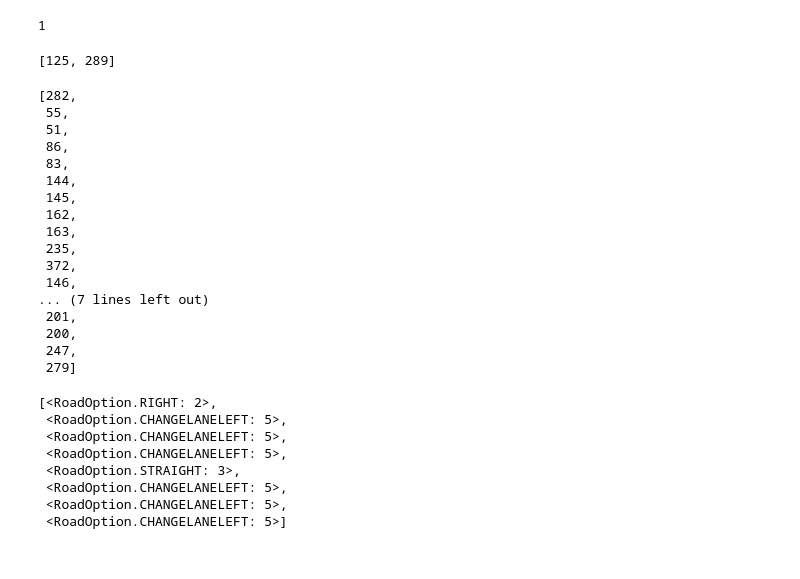
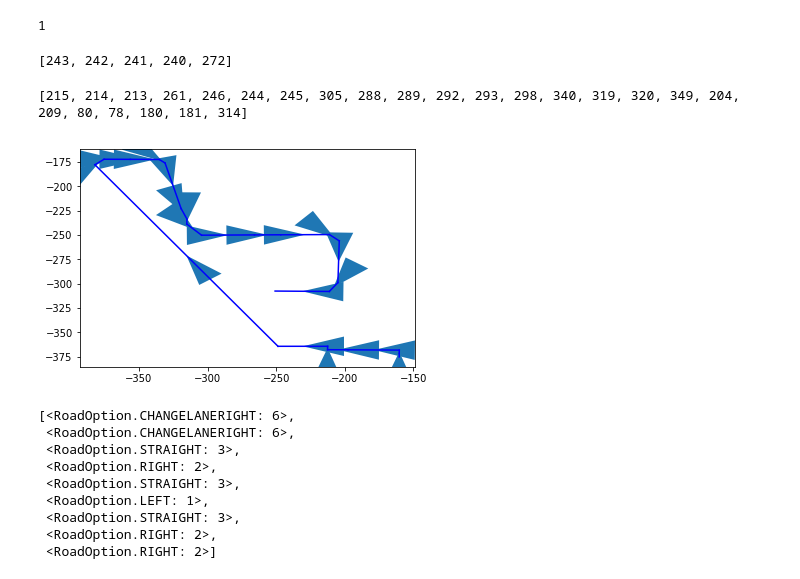
Before and after one commit to pravinblaze/carla-code-pad, a Jupyter notebook: Scenario_routing_dev_pad.ipynb, the cells around one changed output. Saved outputs shown, nothing was run; the diff lists cells and outputs as text; code cells hidden in the pictures.

```diff
--- a/Scenario_routing_dev_pad.ipynb
+++ b/Scenario_routing_dev_pad.ipynb
@@ -51,50 +51,52 @@ test_wp.get_left_lane()
 test_wp.lane_change & carla.LaneChange.Right
 # %% [output]
 1
+# %%
+def draw_path(path):
+    for i in range(len(path) - 1):
+        v1, v2 = path[i], path[i+1]
+        x1, y1, _ = grp._graph.nodes[v1]['vertex']
+        x2, y2, _ = grp._graph.nodes[v2]['vertex']
+        x1, x2 = -x1, -x2
+        plt.plot([x1, x2], [y1, y2], color = 'blue')
+        plt.arrow(
+            x1, y1, ((x2+x1)/2 - x1), ((y2+y1)/2 - y1),
+            shape='full', lw=0, length_includes_head=True, head_width=20)
+    plt.show()
 # %%
-nx.shortest_path(grp._graph, 125, 289, weight='length')
+nx.shortest_path(grp._graph, 243, 272, weight='length')
 
 # nx.shortest_path(grp.graph, 222, 118, weight='length')
 # %% [output]
-[125, 289]
+[243, 242, 241, 240, 272]
 # %%
-grp._path_search(carla.Location(-392.2, 40.5), carla.Location(-493.8, 212.3))
+path = grp._path_search(carla.Location(x = 176.1, y = -375, z = 1), carla.Location(228.1, -307.7, 0))
+print path
+draw_path(path)
 
+# path = grp._path_search(carla.Location(-392.2, 40.5), carla.Location(-493.8, 212.3))
 # grp._path_search(carla.Location(405.97, -114.60), carla.Location(409, -114.31))
 # grp.path_search((196.947, -5.602), (78.730, -50.091))
 # %% [output]
-[282,
- 55,
- 51,
- 86,
- 83,
- 144,
- 145,
- 162,
- 163,
- 235,
- 372,
- 146,
-... (7 lines left out)
- 201,
- 200,
- 247,
- 279]
+[215, 214, 213, 261, 246, 244, 245, 305, 288, 289, 292, 293, 298, 340, 319, 320, 349, 204, 209, 80, 78, 180, 181, 314]
+[figure, added]
 # %%
-grp.plan_route(carla.Location(-392.2, 40.5), carla.Location(-493.8, 212.3))
-
+grp.plan_route(carla.Location(x = 176.1, y = -375, z = 1), carla.Location(228.1, -307.7, 0))
+# grp.plan_route(carla.Location(x = 381.5, y = -121.2, z = 1), carla.Location(228.1, -307.7, 0))
+# grp.plan_route(carla.Location(-392.2, 40.5), carla.Location(-493.8, 212.3))
 # grp.plan_route(carla.Location(405.97, -114.60), carla.Location(409, -114.31))
 # grp.plan_route((360, -2.2), (88.4, 164))
 # grp.plan_route((196.947, -5.602), (78.730, -50.091))
 # %% [output]
-[<RoadOption.RIGHT: 2>,
- <RoadOption.CHANGELANELEFT: 5>,
- <RoadOption.CHANGELANELEFT: 5>,
- <RoadOption.CHANGELANELEFT: 5>,
+[<RoadOption.CHANGELANERIGHT: 6>,
+ <RoadOption.CHANGELANERIGHT: 6>,
  <RoadOption.STRAIGHT: 3>,
- <RoadOption.CHANGELANELEFT: 5>,
- <RoadOption.CHANGELANELEFT: 5>,
- <RoadOption.CHANGELANELEFT: 5>]
+ <RoadOption.RIGHT: 2>,
+ <RoadOption.STRAIGHT: 3>,
+ <RoadOption.LEFT: 1>,
+ <RoadOption.STRAIGHT: 3>,
+ <RoadOption.RIGHT: 2>,
+ <RoadOption.RIGHT: 2>]
 # %%
 xo, yo = -55, 3
 xd, yd = -77.664, 72.72
```
Also changed, not shown: 3 other files.
